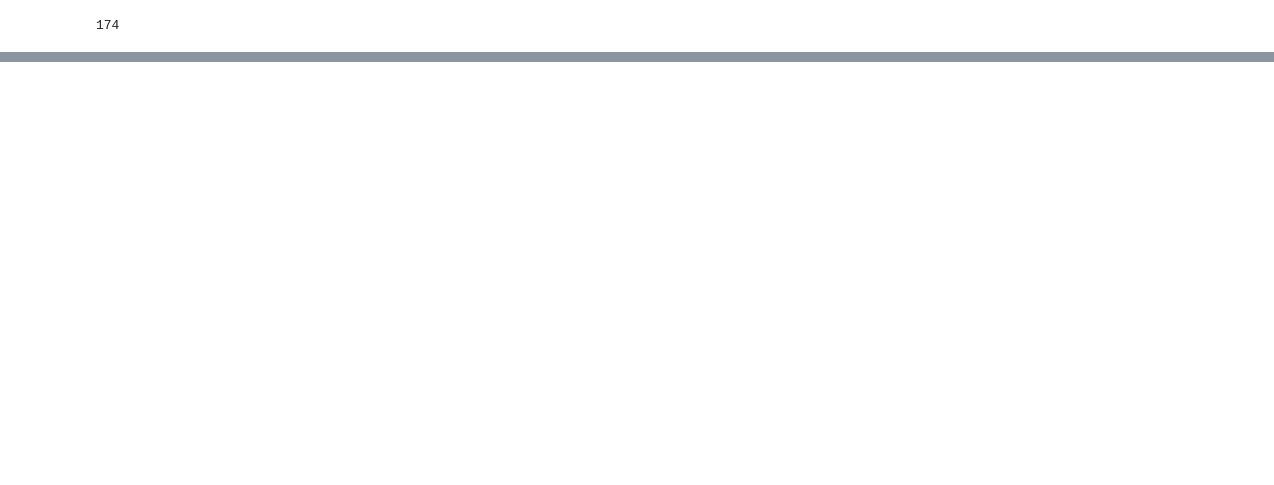
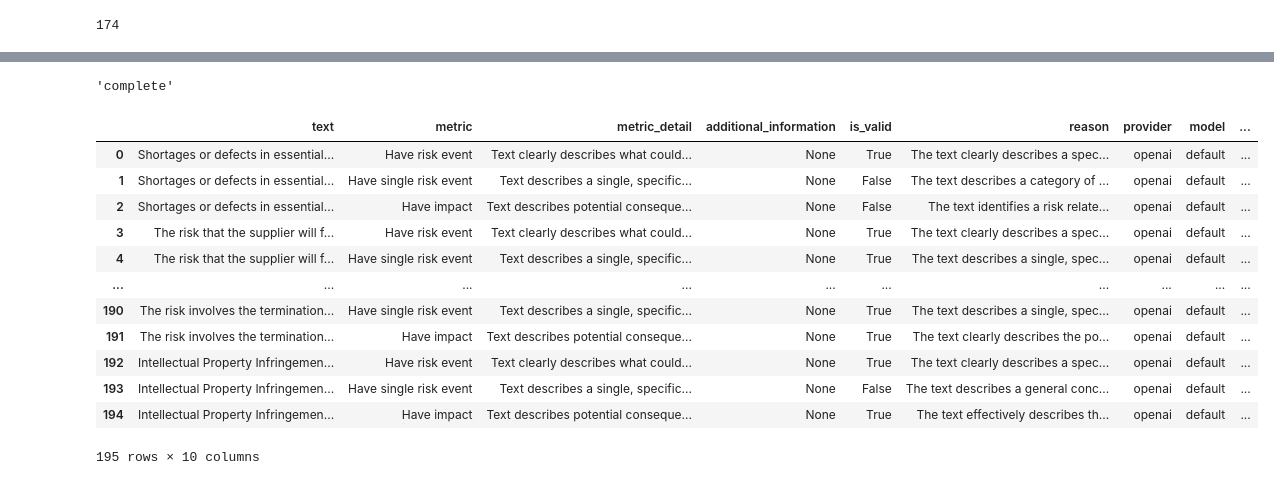
Before and after one commit to Fayord/cro_rmi_improvement_feature, a Jupyter notebook: src/cro_rmi_improvement_feature/rmi_risk_validate_feedback/notebook.ipynb, the cells around one changed output, grey strips where cells are left out. Drawn from its saved outputs; the diff is of its cells as text; code cells hidden in the pictures; blank space fills up the shorter version.

```diff
--- a/src/cro_rmi_improvement_feature/rmi_risk_validate_feedback/notebook.ipynb
+++ b/src/cro_rmi_improvement_feature/rmi_risk_validate_feedback/notebook.ipynb
@@ -237,0 +374,10 @@ Excel file created: risk_feedback_review_20250402_175020.xlsx
+# %%
+new_all_feedback = []
+for i in all_feedback:
+    if i != {}:
+        new_all_feedback.append(i)
+# %%
+new_all_example_text = []
+for i in all_example_text:
+    if i != {}:
+        new_all_example_text.append(i)
@@ -237,0 +545,4 @@ Excel file created: risk_feedback_review_20250402_175020.xlsx
+# %%
+new_all_result = []
+for i in all_result:
+    new_all_result.extend(i)
@@ -237,0 +560,2 @@ Excel file created: risk_feedback_review_20250402_175020.xlsx
+# %%
+all_result_df = create_human_review_template(new_all_result)
@@ -237,0 +642,20 @@ Excel file created: risk_feedback_review_20250402_175020.xlsx
+# %%
+"complete"
+# %% [output]
+'complete'
+# %%
+all_result_df
+# %% [output]
+|  | text | metric | metric_detail | additional_information | is_valid | reason | provider | model | ... |
+| 0 | Shortages or defects in essential... | Have risk event | Text clearly describes what could... | None | True | The text clearly describes a spec... | openai | default | ... |
+| 1 | Shortages or defects in essential... | Have single risk event | Text describes a single, specific... | None | False | The text describes a category of ... | openai | default | ... |
+| 2 | Shortages or defects in essential... | Have impact | Text describes potential conseque... | None | False | The text identifies a risk relate... | openai | default | ... |
+| 3 | The risk that the supplier will f... | Have risk event | Text clearly describes what could... | None | True | The text clearly describes a spec... | openai | default | ... |
+| 4 | The risk that the supplier will f... | Have single risk event | Text describes a single, specific... | None | True | The text describes a single, spec... | openai | default | ... |
+| ... | ... | ... | ... | ... | ... | ... | ... | ... | ... |
+| 190 | The risk involves the termination... | Have single risk event | Text describes a single, specific... | None | True | The text describes a single, spec... | openai | default | ... |
+| 191 | The risk involves the termination... | Have impact | Text describes potential conseque... | None | True | The text clearly describes the po... | openai | default | ... |
+| 192 | Intellectual Property Infringemen... | Have risk event | Text clearly describes what could... | None | True | The text clearly describes a spec... | openai | default | ... |
+| 193 | Intellectual Property Infringemen... | Have single risk event | Text describes a single, specific... | None | False | The text describes a general conc... | openai | default | ... |
+| 194 | Intellectual Property Infringemen... | Have impact | Text describes potential conseque... | None | True | The text effectively describes th... | openai | default | ... |
+195 rows × 10 columns
```
Also changed, not shown: parts of 65 cells of this notebook, 4 other files.
